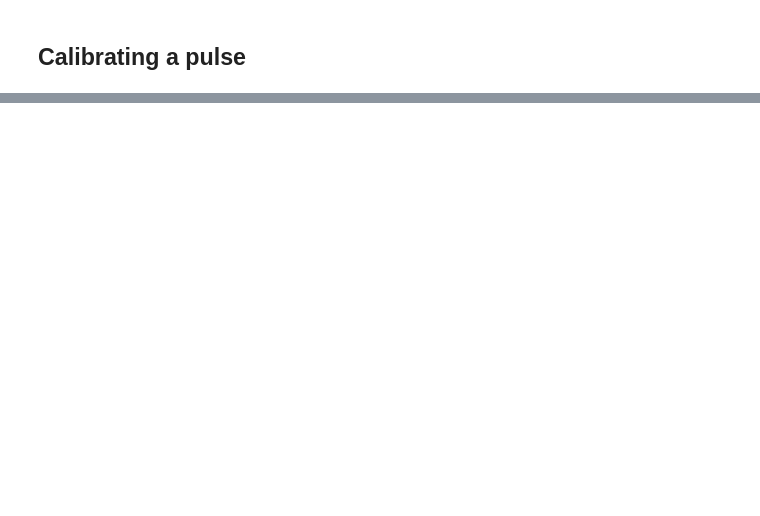
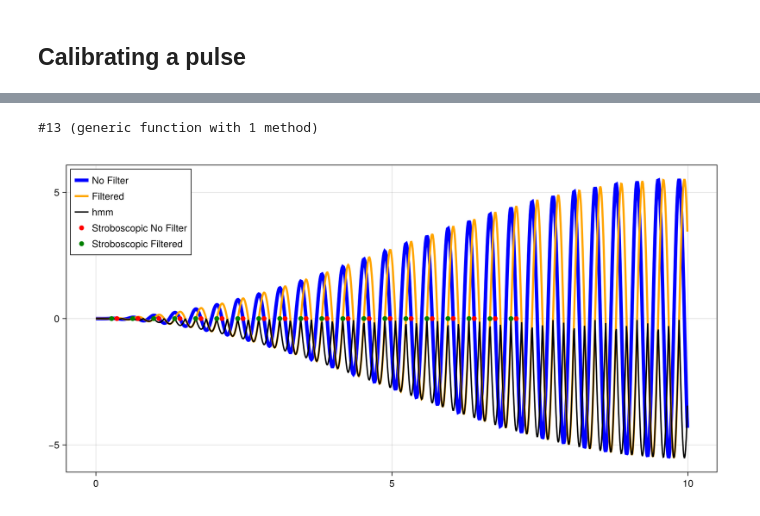
Before and after one commit to Gavin-Rockwood/SuperconductingCavities, a Jupyter notebook: Dev/DevTesting.ipynb, the cells around one changed output, grey strips where cells are left out. Drawn from its saved outputs; the diff is of its cells as text; code cells hidden in the pictures; blank space fills up the shorter version.

```diff
--- a/Dev/DevTesting.ipynb
+++ b/Dev/DevTesting.ipynb
@@ -282,2 +295,42 @@ Dict{Any, Any} with 10 entries:
+# %%
+#pulse = copy(res)
+pulse = copy(Mode3.Stuff["op_drive_params"]["sb_f_0_Main"])
+
+#pulse["digitize"] = true
+#pulse["step_length"] = 2.3
+ψ = Mode3.dressed_states[(2,0)]
+
+stroboscopic_times = SC.Dynamics.Get_Stroboscopic_Times(pulse)
+
+run_res = SC.Dynamics.RunSingleOperator(Mode3, ψ, pulse, to_return = "All", tspan = stroboscopic_times, return_drive_coef = true)
+
+pulse["filter_params"] = Dict{Any, Any}("poles" => 10, "re_or_im" => real)
+stroboscopic_times2 = SC.Dynamics.Get_Stroboscopic_Times(pulse, start_at = 2)
+
+run_res2 = SC.Dynamics.RunSingleOperator(Mode3, ψ, pulse, to_return = "All", tspan = stroboscopic_times, return_drive_coef = true)
+# %% [output]
+#13 (generic function with 1 method)
+# %%
+times = collect(0:0.01:pulse["pulse_time"])[1:1000]
+
+f = cm.Figure(size=(1000, 500))
+ax = cm.Axis(f[1,1])
+
+cm.lines!(ax, times, run_res.(times), color=:blue, linewidth=5, label = "No Filter")
+cm.lines!(ax, times, run_res2.(times), color=:orange, linewidth=3, label = "Filtered")
+
+
+cm.lines!(ax, times, -abs.(run_res2.(times)), color=:black, linewidth=2, label = "hmm")
+x = stroboscopic_times[1:20]
+cm.scatter!(ax, x, run_res.(x), color=:red, markersize = 10, label = "Stroboscopic No Filter")
+
+x = stroboscopic_times2[1:20]
+cm.scatter!(ax, x, run_res2.(x), color=:green, markersize = 10, label = "Stroboscopic Filtered")
+
+cm.axislegend(ax, position = :lt)
+
+f
+# %% [output]
+[figure, added]
 # %%
 pulse = copy(res)
```
Also changed, not shown: parts of 18 cells of this notebook, 9 other files.
